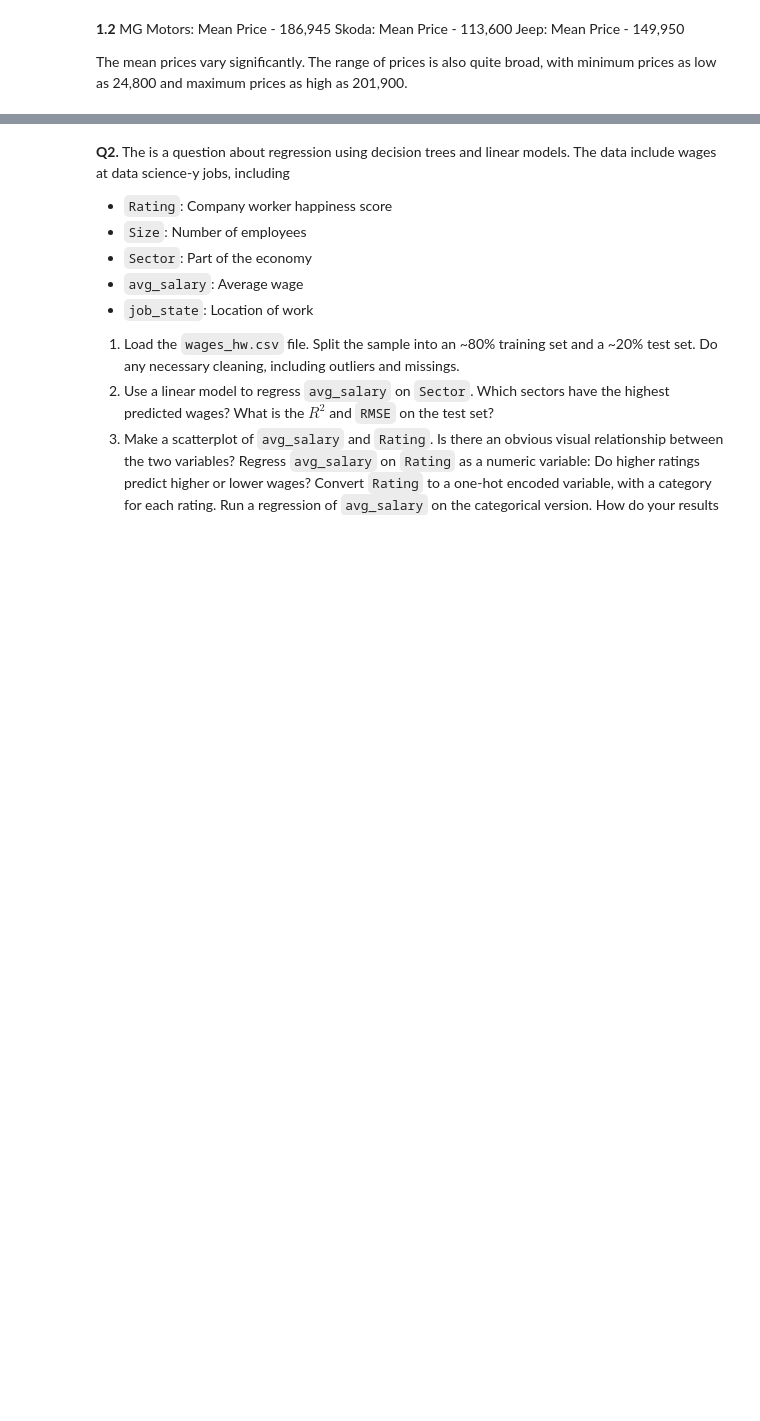
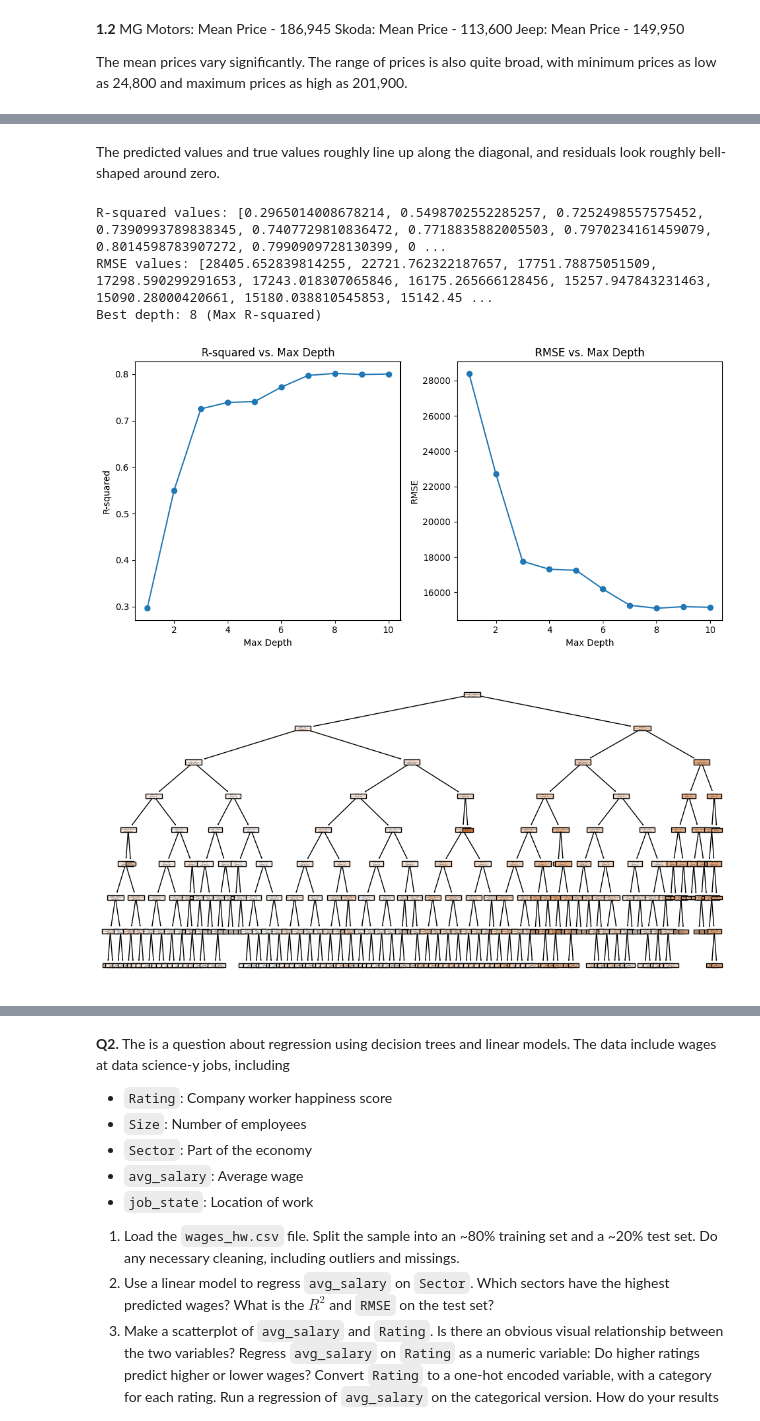
Before and after one commit to zoevw/assignment4, a Jupyter notebook: assignment4.ipynb, the cells around one changed output, grey strips where cells are left out. Drawn from its saved outputs; the diff is of its cells as text; code cells hidden in the pictures; blank space fills up the shorter version.

```diff
--- a/assignment4.ipynb
+++ b/assignment4.ipynb
@@ -144,0 +285,62 @@ ValueError: ignored
+# %% [markdown]
+The predicted values and true values roughly line up along the diagonal, and residuals look roughly bell-shaped around zero.
+# %%
+#1.7
+from sklearn.tree import DecisionTreeRegressor
+from sklearn.tree import plot_tree
+
+
+depths = range(1, 11)  # Varying depths from 1 to 10
+r2_scores = []
+rmse_values = []
+
+X_train_encoded = preprocessor.fit_transform(X_train)
+X_test_encoded = preprocessor.transform(X_test)
+
+for depth in depths:
+    tree_regressor = DecisionTreeRegressor(max_depth=depth, random_state=42)
+    tree_regressor.fit(X_train_encoded, y_train)
+
+    y_pred_tree = tree_regressor.predict(X_test_encoded)
+
+    # Calculate R-squared
+    r2 = r2_score(y_test, y_pred_tree)
+    r2_scores.append(r2)
+
+    # Calculate RMSE
+    rmse = sqrt(mean_squared_error(y_test, y_pred_tree))
+    rmse_values.append(rmse)
+
+best_depth = depths[r2_scores.index(max(r2_scores))]
+
+print("R-squared values:", r2_scores)
+print("RMSE values:", rmse_values)
+print(f"Best depth: {best_depth} (Max R-squared)")
+
+plt.figure(figsize=(10, 5))
+plt.subplot(1, 2, 1)
+plt.plot(depths, r2_scores, marker='o')
+plt.title("R-squared vs. Max Depth")
+plt.xlabel("Max Depth")
+plt.ylabel("R-squared")
+
+plt.subplot(1, 2, 2)
+plt.plot(depths, rmse_values, marker='o')
+plt.title("RMSE vs. Max Depth")
+plt.xlabel("Max Depth")
+plt.ylabel("RMSE")
+
+plt.tight_layout()
+plt.show()
+
+cart = DecisionTreeRegressor(max_depth=8)  # You can set the desired max depth
+cart.fit(X_train_encoded, y_train)
+plt.figure(figsize=(12, 6))
+plot_tree(cart, filled=True, feature_names=None)  # You can specify feature names if available
+plt.show()
+# %% [output]
+R-squared values: [0.2965014008678214, 0.5498702552285257, 0.7252498557575452, 0.7390993789838345, 0.7407729810836472, 0.7718835882005503, 0.7970234161459079, 0.8014598783907272, 0.7990909728130399, 0 ...
+RMSE values: [28405.652839814255, 22721.762322187657, 17751.78875051509, 17298.590299291653, 17243.018307065846, 16175.265666128456, 15257.947843231463, 15090.28000420661, 15180.038810545853, 15142.45 ...
+Best depth: 8 (Max R-squared)
+[figure, added]
+[figure, added]
```
Also changed, not shown: parts of 8 cells of this notebook.
